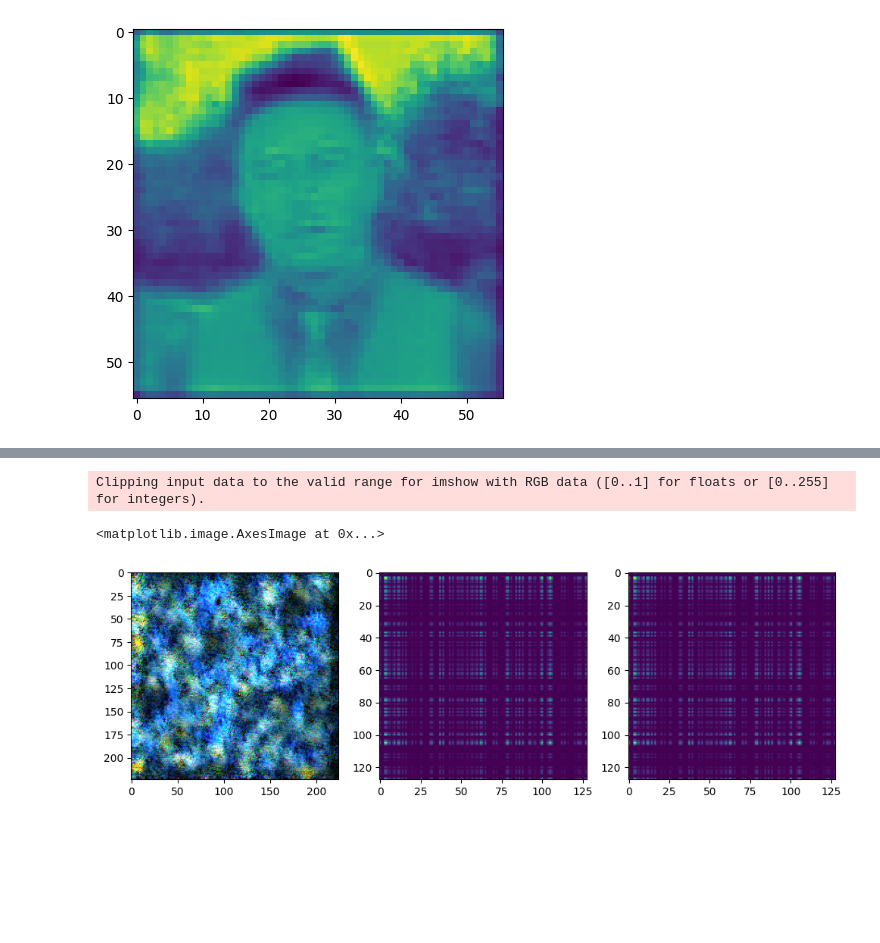
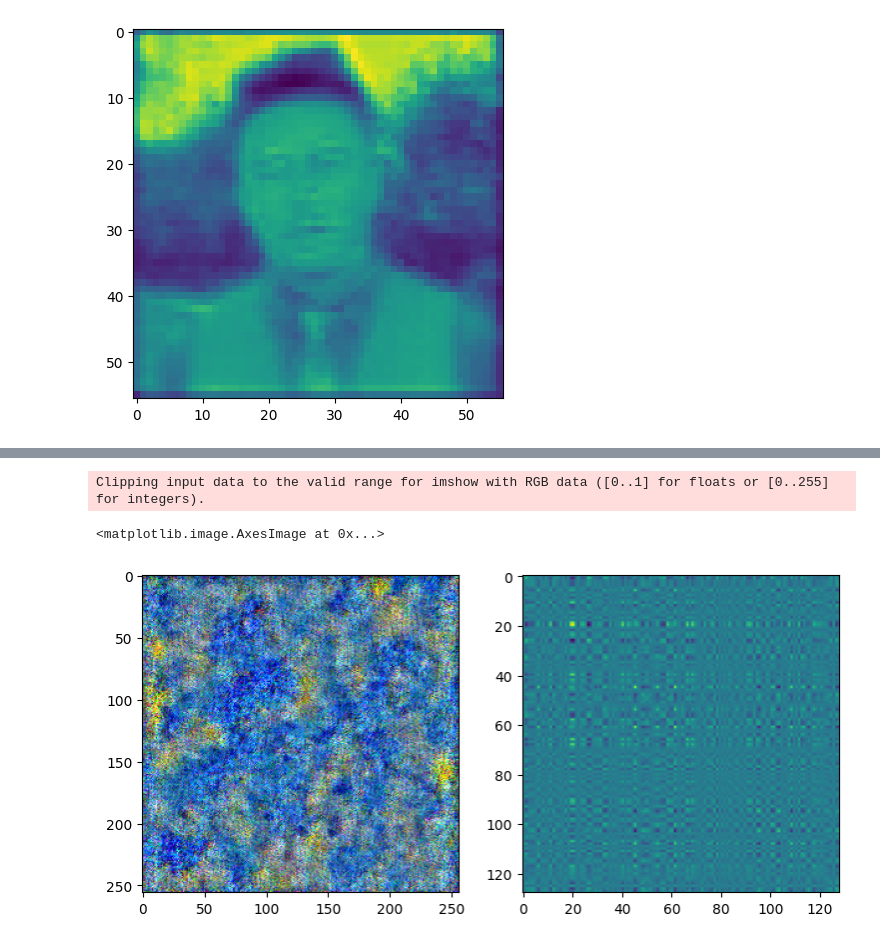
Before and after one commit to bredisrising/ImageGenerators, a Jupyter notebook: neural_style_transfer.ipynb, the cells around one changed output, grey strips where cells are left out. Drawn from its saved outputs; the diff is of its cells as text; code cells hidden in the pictures; blank space fills up the shorter version.

```diff
--- a/neural_style_transfer.ipynb
+++ b/neural_style_transfer.ipynb
@@ -104,7 +113,7 @@ plt.imshow(averaged_fortnite.detach().numpy())
 [figure]
 # %%
 # style replication
-style_feature_output = vgg_model.features[:10](style_image)
+style_feature_output = vgg_model.features[:11](style_image.to('cuda'))
 # %%
 style_feature_output = style_feature_output.view(128, -1)
 # %%
@@ -122,2 +131,7 @@ tensor(0.0839)
 # %%
 lbfgs = torch.optim.LBFGS([noise], lr=1.0)
+# %%
+#to cuda
+vgg_model = vgg_model.to('cpu')
+noise = noise.to('cpu')
+gram_matrix = gram_matrix.to("cpu")
@@ -124,3 +140,7 @@ lbfgs = torch.optim.LBFGS([noise], lr=1.0)
+# %%
+noise = noise.detach()
+# %%
+noise.requires_grad = True
 # %%
 def closure():
     lbfgs.zero_grad()
@@ -142,11 +162,11 @@ tensor(3.1233, grad_fn=<SumBackward0>)
 KeyboardInterrupt:
 # %%
-fig, axs = plt.subplots(1, 3, figsize=(12, 12))
-axs[0].imshow(noise.detach().permute(1,2,0).numpy())
-axs[1].imshow(noise_gram_matrix.detach().numpy())
-axs[2].imshow(gram_matrix.detach().numpy())
+fig, axs = plt.subplots(1, 2, figsize=(9, 9))
+axs[0].imshow(noise.cpu().detach().permute(1,2,0).numpy())
+# axs[1].imshow(noise_gram_matrix.detach().numpy())
+axs[1].imshow(gram_matrix.cpu().detach().numpy())
 # %% [output]
 Clipping input data to the valid range for imshow with RGB data ([0..1] for floats or [0..255] for integers).
 <matplotlib.image.AxesImage at 0x...>
-[figure, old version]
+[figure, new version]
 # %%
```
Also changed, not shown: parts of 19 cells of this notebook, 7 other files.
